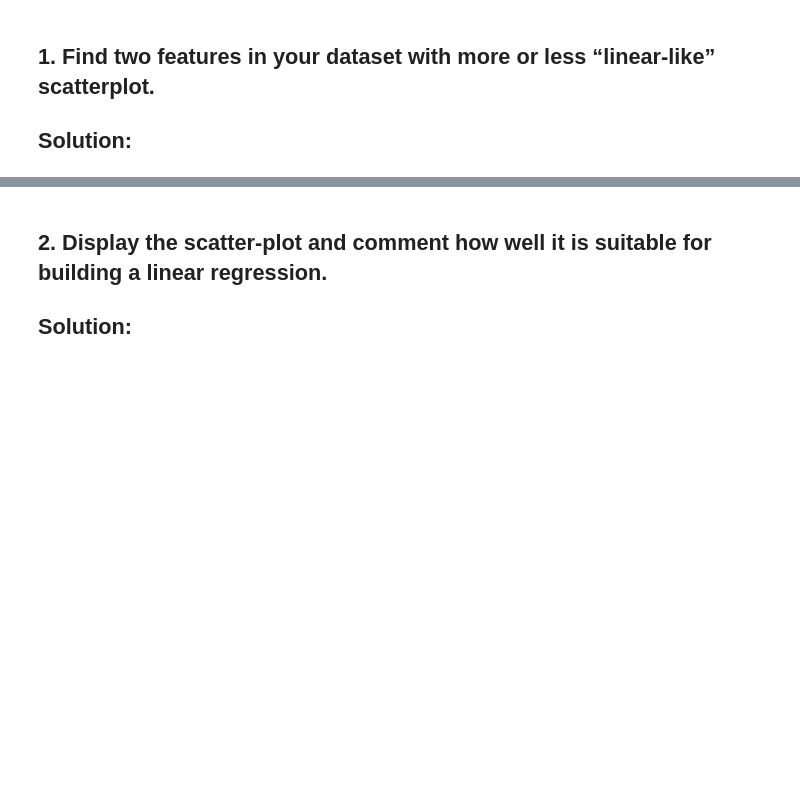
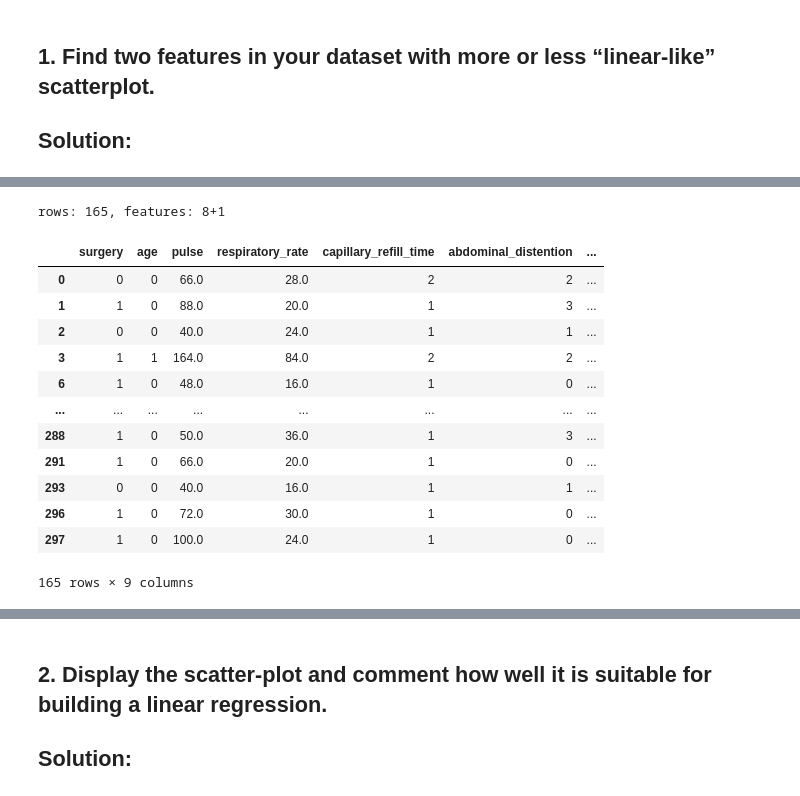
Before and after one commit to unrndm/DataAnalysis, a Jupyter notebook: HW2/Report.ipynb, the cells around one changed output, grey strips where cells are left out. Cells and saved outputs as stored; diff of their text form; code cells hidden in the pictures; blank space fills up the shorter version.

```diff
--- a/HW2/Report.ipynb
+++ b/HW2/Report.ipynb
@@ -8,0 +34,71 @@
+# %%
+# load dataset and
+df = pd.read_csv("../data/horse.csv")
+# remove duplicates as we want to predict from the beginning
+df = df.drop_duplicates("hospital_number")
+# `drop` unused columns
+df = df.drop(
+    columns=[
+        "hospital_number",
+
+        # don't wont to work with shit
+        "rectal_temp",
+        "rectal_exam_feces",
+        "abdomen",
+        "abdomo_appearance",
+        "peristalsis",
+
+        # values are subjective
+        "temp_of_extremities",
+        "peripheral_pulse",
+        "mucous_membrane",
+        "pain",
+
+        # too many nans
+        "nasogastric_tube",
+        "nasogastric_reflux",
+        "nasogastric_reflux_ph",
+        "abdomo_protein",
+
+        # useless
+        "cp_data",
+
+        # interesting, but too complex
+        "surgical_lesion",
+        "lesion_1",
+        "lesion_2",
+        "lesion_3",
+    ]
+)
+# remove empty
+df = df.dropna()
+
+# stats
+print(f"rows: {len(df.dropna())}, features: {len(df.columns)-1}+1")
+
+# convert labels to ints
+# store resulting encoders in dict for possible future use
+le = {}
+
+for column in df.columns:
+    if df[column].dtypes == "object":
+        # loops through all columns and converts it if it's not a number
+        le[column] = LabelEncoder()
+        df[column] = le[column].fit_transform(df[column])
+
+df
+# %% [output]
+rows: 165, features: 8+1
+|  | surgery | age | pulse | respiratory_rate | capillary_refill_time | abdominal_distention | ... |
+| 0 | 0 | 0 | 66.0 | 28.0 | 2 | 2 | ... |
+| 1 | 1 | 0 | 88.0 | 20.0 | 1 | 3 | ... |
+| 2 | 0 | 0 | 40.0 | 24.0 | 1 | 1 | ... |
+| 3 | 1 | 1 | 164.0 | 84.0 | 2 | 2 | ... |
+| 6 | 1 | 0 | 48.0 | 16.0 | 1 | 0 | ... |
+| ... | ... | ... | ... | ... | ... | ... | ... |
+| 288 | 1 | 0 | 50.0 | 36.0 | 1 | 3 | ... |
+| 291 | 1 | 0 | 66.0 | 20.0 | 1 | 0 | ... |
+| 293 | 0 | 0 | 40.0 | 16.0 | 1 | 1 | ... |
+| 296 | 1 | 0 | 72.0 | 30.0 | 1 | 0 | ... |
+| 297 | 1 | 0 | 100.0 | 24.0 | 1 | 0 | ... |
+165 rows × 9 columns
```
Also changed, not shown: parts of 3 cells of this notebook.
